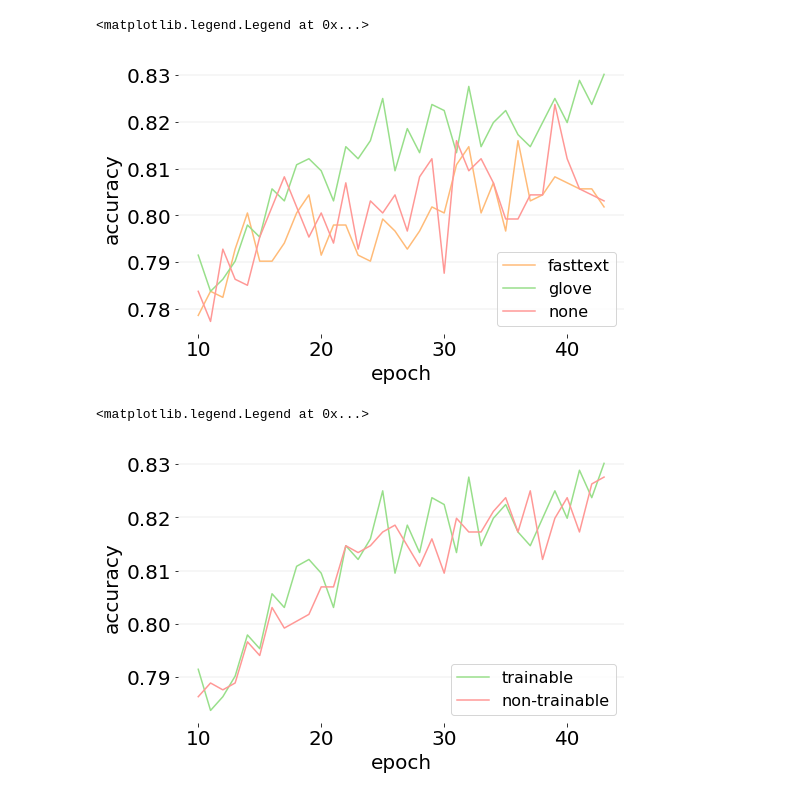
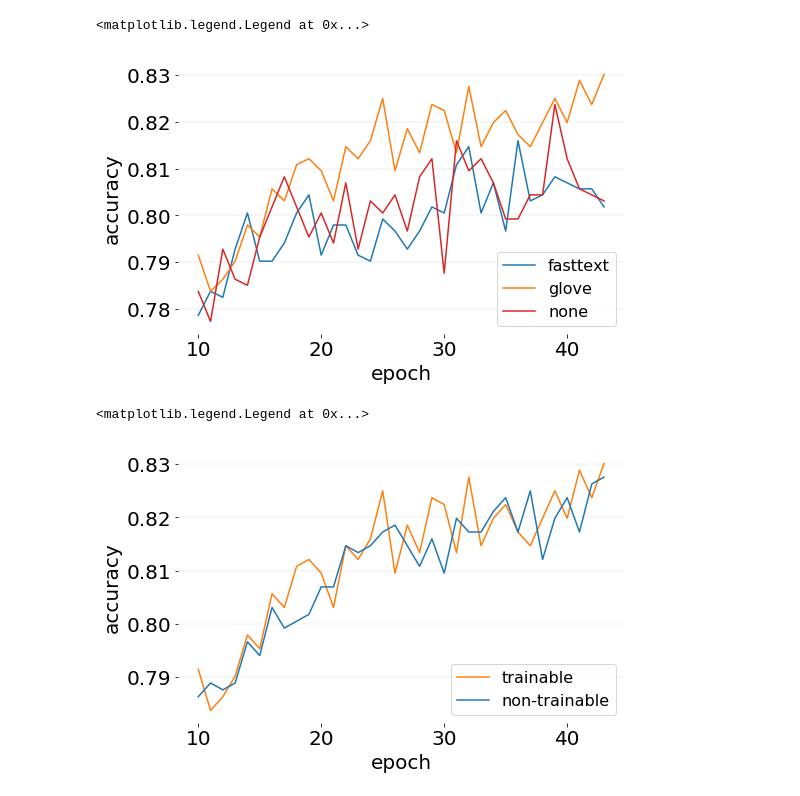
Before and after one commit to jpbottaro/anna, a Jupyter notebook: notebook/text/experiments/embeddings.ipynb, the cells around one changed output. Cells and saved outputs as stored; diff of their text form; code cells hidden in the pictures.

Commit message:
notebook: better colors for embeddings plots

```diff
--- a/notebook/text/experiments/embeddings.ipynb
+++ b/notebook/text/experiments/embeddings.ipynb
@@ -79,24 +79,24 @@ num_epochs = min([len(m["val"]["perf/accuracy"]) for m in metrics.values()])
 # %%
 remove_first = 10
 
 x = range(num_epochs)[remove_first:]
 
 pre, ax = plots.subplots(figsize=[8, 5], xlabel="epoch")
 
-i = 3
+i = 0
 for name, metric in sorted(metrics.items()):
     if name == "non-trainable":
         continue
     y = metric["val"]["perf/accuracy"][remove_first:num_epochs]
     y = [m[1] for m in y]
     plots.plot(ax, x, y, color=i, label=name)
-    i += 2
+    i += i * 1 + 2
 
 ax.set_ylabel("accuracy")
 ax.legend(loc=4, fontsize=16)
 # %% [output]
 <matplotlib.legend.Legend at 0x...>
-[figure, old version]
+[figure, new version]
 # %%
 remove_first = 10
 
@@ -104,15 +104,15 @@ x = range(num_epochs)[remove_first:]
 
 pre, ax = plots.subplots(figsize=[8, 5], xlabel="epoch")
 
-i = 5
+i = 2
 for name, metric in [("trainable", metrics["glove"]), ("non-trainable", metrics["non-trainable"])]:
     y = metric["val"]["perf/accuracy"][remove_first:num_epochs]
     y = [m[1] for m in y]
     plots.plot(ax, x, y, color=i, label=name)
-    i += 2
+    i -= 2
 
 ax.set_ylabel("accuracy")
 ax.legend(loc=4, fontsize=16)
 # %% [output]
 <matplotlib.legend.Legend at 0x...>
-[figure, old version]
+[figure, new version]
```
